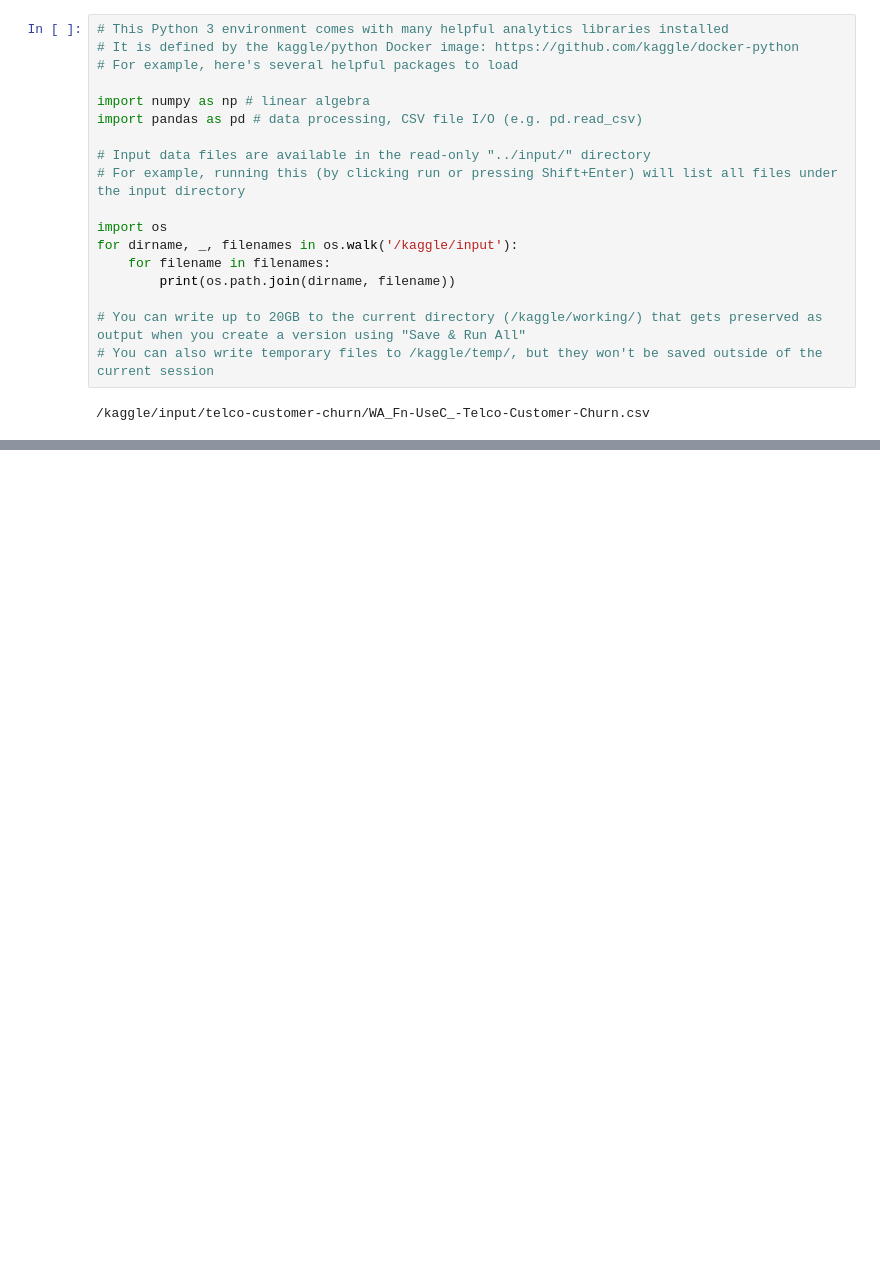
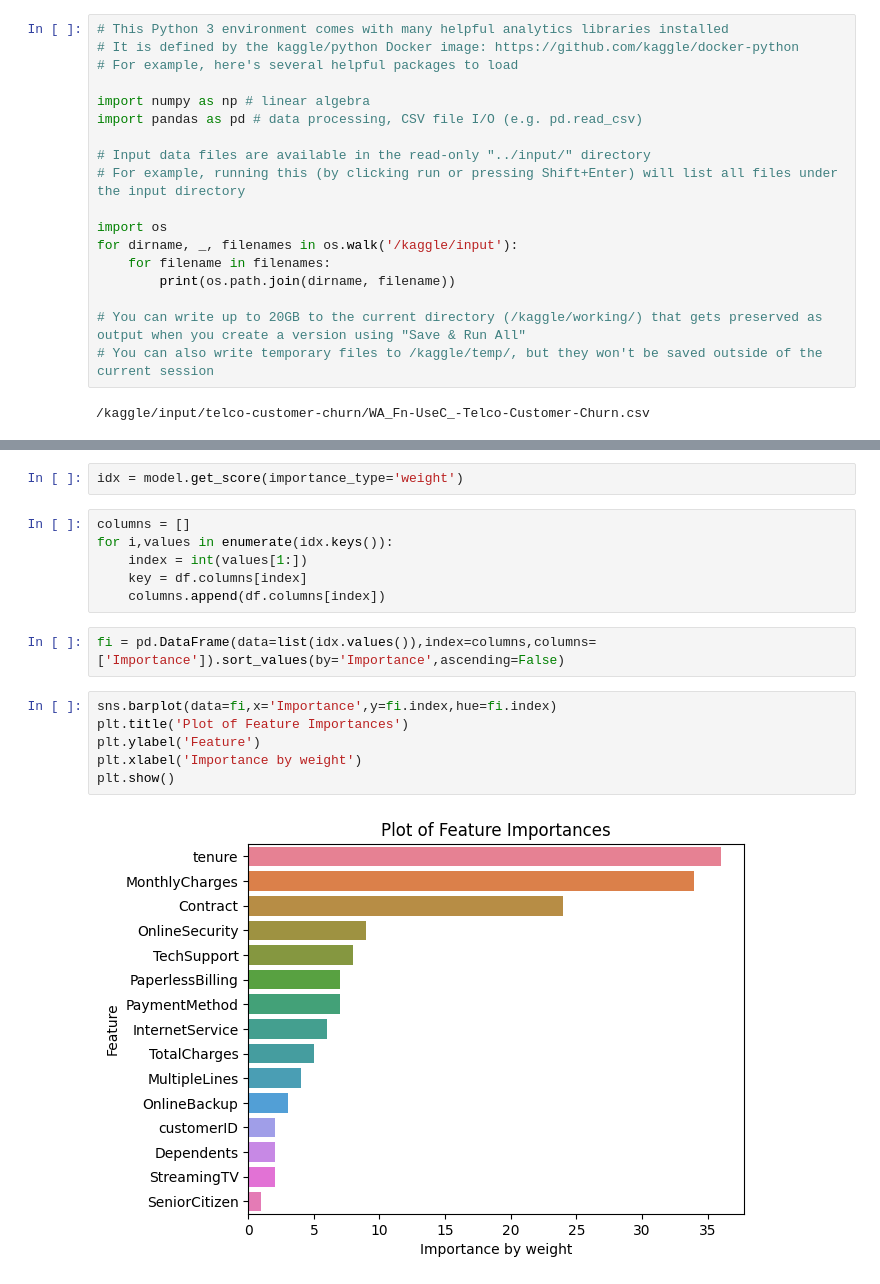
Before and after one commit to korayyildirim/DataAnalysisProjects, a Jupyter notebook: Churn_Data_Prediction.ipynb, the cells around one changed output, grey strips where cells are left out. Cells and saved outputs as stored; diff of their text form; blank space fills up the shorter version.

```diff
--- a/Churn_Data_Prediction.ipynb
+++ b/Churn_Data_Prediction.ipynb
@@ -20,0 +162,18 @@ for dirname, _, filenames in os.walk('/kaggle/input'):
+# %%
+idx = model.get_score(importance_type='weight')
+# %%
+columns = []
+for i,values in enumerate(idx.keys()):
+    index = int(values[1:])
+    key = df.columns[index]
+    columns.append(df.columns[index])
+# %%
+fi = pd.DataFrame(data=list(idx.values()),index=columns,columns=['Importance']).sort_values(by='Importance',ascending=False)
+# %%
+sns.barplot(data=fi,x='Importance',y=fi.index,hue=fi.index)
+plt.title('Plot of Feature Importances')
+plt.ylabel('Feature')
+plt.xlabel('Importance by weight')
+plt.show()
+# %% [output]
+[figure, added]
```
Also changed, not shown: parts of 16 cells of this notebook.
